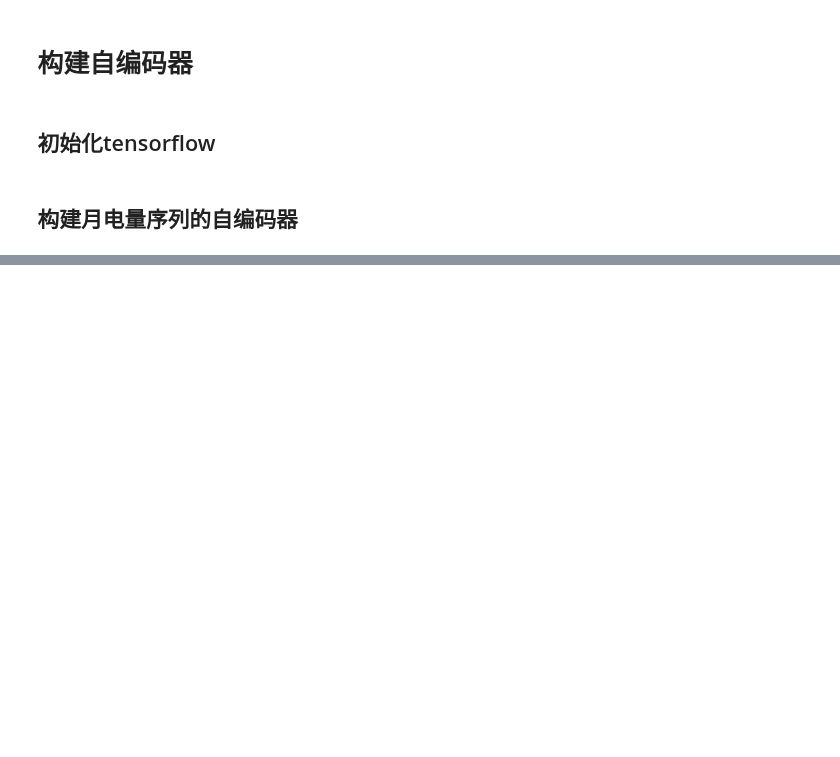
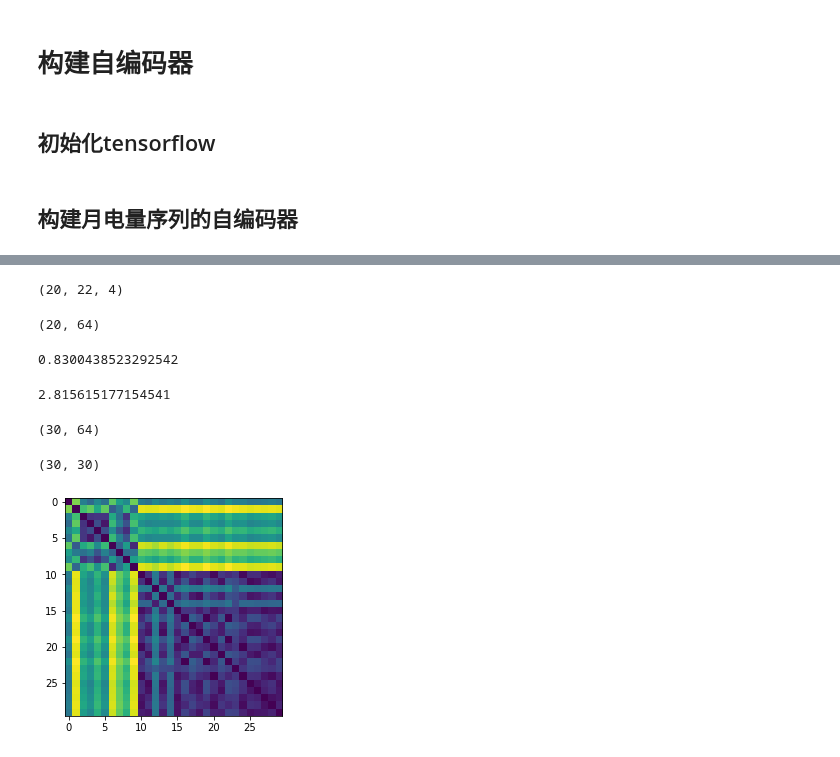
Before and after one commit to ZongXR/DCIC2022-Mining-Detection, a Jupyter notebook: notebooks/auto-encoder.ipynb, the cells around one changed output, grey strips where cells are left out. Saved outputs shown, nothing was run; the diff lists cells and outputs as text; code cells hidden in the pictures; blank space fills up the shorter version.

```diff
--- a/notebooks/auto-encoder.ipynb
+++ b/notebooks/auto-encoder.ipynb
@@ -473,0 +592,38 @@ KeyboardInterrupt:
+# %%
+cons_month_scaled_neg = cons_month_sacled[target == 0][0:20]
+cons_month_scaled_neg.shape
+# %% [output]
+(20, 22, 4)
+# %%
+neg_month_code = month_coder.predict(cons_month_scaled_neg)
+neg_month_code.shape
+# %% [output]
+(20, 64)
+# %%
+distance.euclidean(pos_month_code[2], pos_month_code[4])
+# %% [output]
+0.8300438523292542
+# %%
+distance.euclidean(pos_month_code[2], neg_month_code[4])
+# %% [output]
+2.815615177154541
+# %%
+month_code = np.concatenate([pos_month_code, neg_month_code], axis=0)
+month_code.shape
+# %% [output]
+(30, 64)
+# %%
+month_distance = np.zeros((month_code.shape[0], month_code.shape[0]))
+for i in range(month_code.shape[0]):
+    for j in range(month_code.shape[0]):
+        month_distance[i, j] = distance.euclidean(month_code[i], month_code[j])
+
+month_distance.shape
+# %% [output]
+(30, 30)
+# %%
+plt.figure(1)
+plt.imshow(month_distance)
+plt.show()
+# %% [output]
+[figure, added]
```
Also changed, not shown: parts of 16 cells of this notebook, 16 other files.
